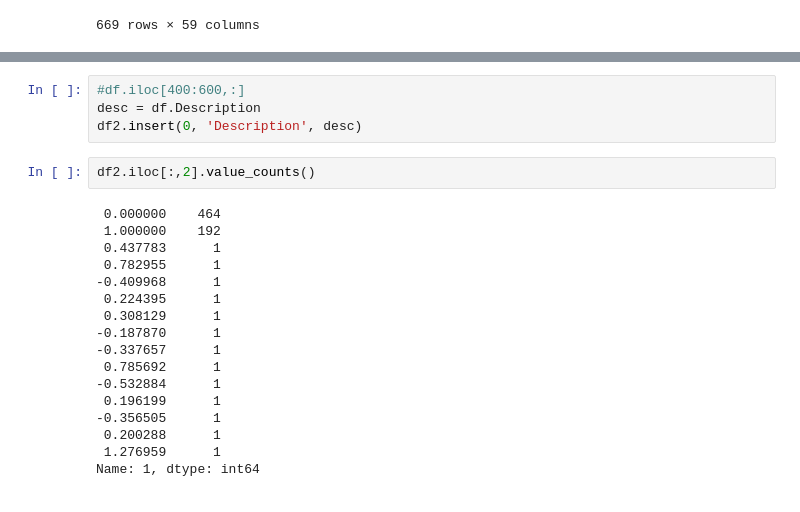
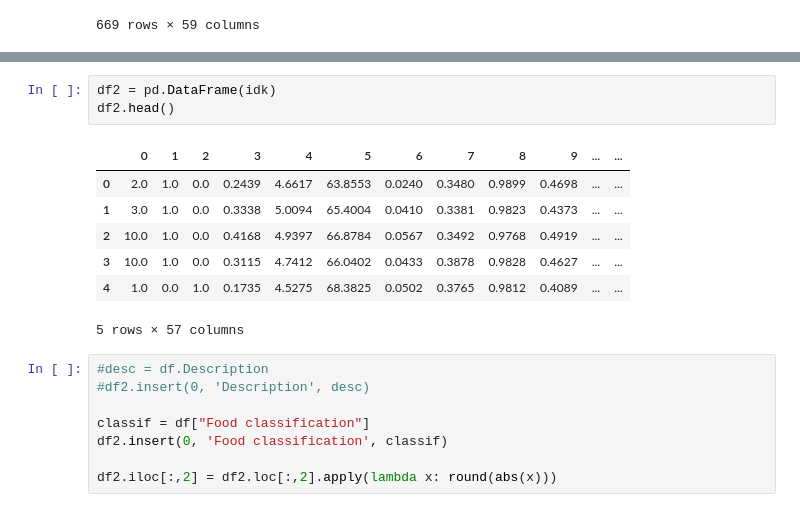
Before and after one commit to EvanLiu0/COGS118B-Project, a Jupyter notebook: Project.ipynb, the cells around one changed output, grey strips where cells are left out. Drawn from its saved outputs; the diff is of its cells as text.

```diff
--- a/Project.ipynb
+++ b/Project.ipynb
@@ -149,23 +148,19 @@ df2.iloc[400:600,:]
-# %%
-#df.iloc[400:600,:]
-desc = df.Description
-df2.insert(0, 'Description', desc)
-# %%
-df2.iloc[:,2].value_counts()
-# %% [output]
- 0.000000    464
- 1.000000    192
- 0.437783      1
- 0.782955      1
--0.409968      1
- 0.224395      1
- 0.308129      1
--0.187870      1
--0.337657      1
- 0.785692      1
--0.532884      1
- 0.196199      1
--0.356505      1
- 0.200288      1
- 1.276959      1
-Name: 1, dtype: int64
+# %%
+df2 = pd.DataFrame(idk)
+df2.head()
+# %% [output]
+|  | 0 | 1 | 2 | 3 | 4 | 5 | 6 | 7 | 8 | 9 | ... | ... |
+| 0 | 2.0 | 1.0 | 0.0 | 0.2439 | 4.6617 | 63.8553 | 0.0240 | 0.3480 | 0.9899 | 0.4698 | ... | ... |
+| 1 | 3.0 | 1.0 | 0.0 | 0.3338 | 5.0094 | 65.4004 | 0.0410 | 0.3381 | 0.9823 | 0.4373 | ... | ... |
+| 2 | 10.0 | 1.0 | 0.0 | 0.4168 | 4.9397 | 66.8784 | 0.0567 | 0.3492 | 0.9768 | 0.4919 | ... | ... |
+| 3 | 10.0 | 1.0 | 0.0 | 0.3115 | 4.7412 | 66.0402 | 0.0433 | 0.3878 | 0.9828 | 0.4627 | ... | ... |
+| 4 | 1.0 | 0.0 | 1.0 | 0.1735 | 4.5275 | 68.3825 | 0.0502 | 0.3765 | 0.9812 | 0.4089 | ... | ... |
+5 rows × 57 columns
+# %%
+#desc = df.Description
+#df2.insert(0, 'Description', desc)
+
+classif = df["Food classification"]
+df2.insert(0, 'Food classification', classif)
+
+df2.iloc[:,2] = df2.loc[:,2].apply(lambda x: round(abs(x)))
```
Also changed, not shown: parts of 9 cells of this notebook.
